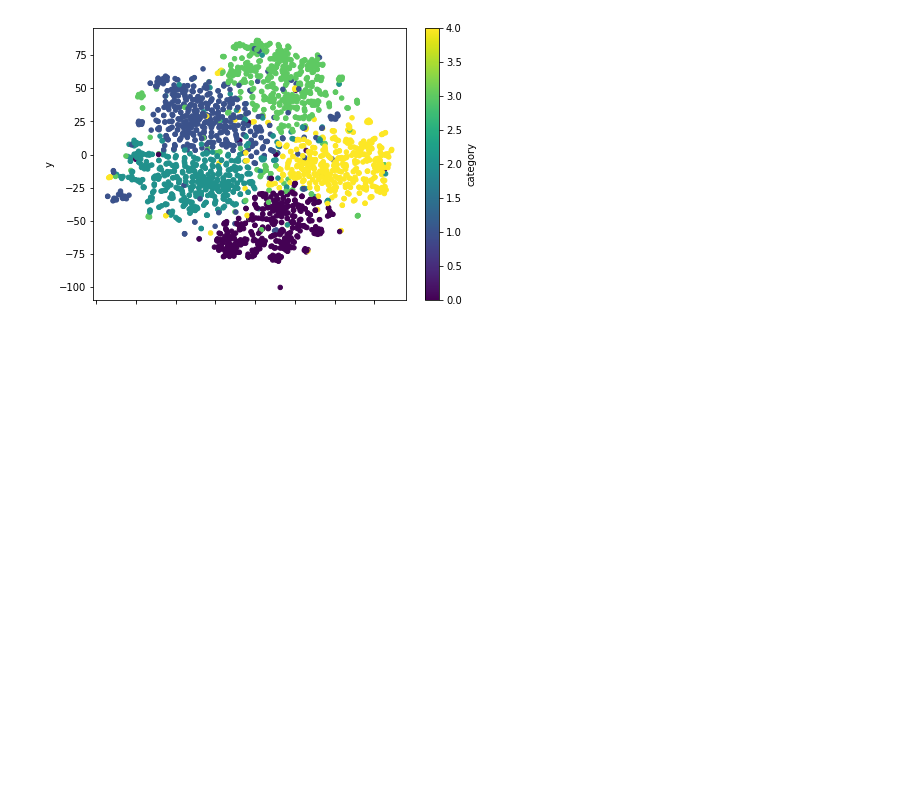
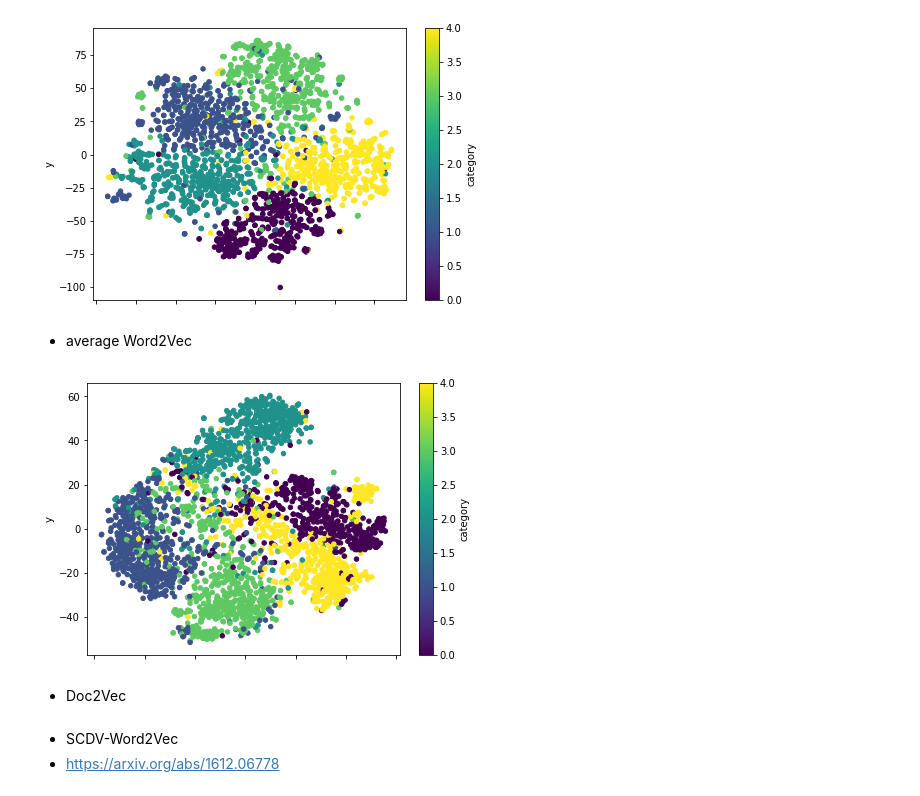
Before and after one commit to Gin04gh/datascience, a Jupyter notebook: news_corpus/scdv.ipynb, the cells around one changed output. Saved outputs shown, nothing was run; the diff lists cells and outputs as text; code cells hidden in the pictures; blank space fills up the shorter version.

Commit message:
update scdv

```diff
--- a/news_corpus/scdv.ipynb
+++ b/news_corpus/scdv.ipynb
@@ -100,3 +108,30 @@ df_tsne_tfidf.plot.scatter(x='x', y='y', c='category', colormap='viridis', figsi
 plt.show()
 # %% [output]
 [figure]
+# %% [markdown]
+* average Word2Vec
+# %%
+corpus = [analyzer(text) for text in train.data]
+word2vecs = Word2Vec(
+    sentences=corpus, iter=epoch_num, size=features_num,
+    min_count=min_word_count, window=context, sample=downsampling,
+)
+avg_word2vec = np.array([word2vecs[list(analyzer(text) & word2vecs.wv.vocab.keys())].mean(axis=0) for text in train.data])
+# %%
+tsne_avg_word2vec = manifold.TSNE(n_components=2).fit_transform(avg_word2vec)
+# %%
+df_tsne_avg_word2vec = pd.DataFrame({
+    'x': tsne_avg_word2vec[:, 0],
+    'y': tsne_avg_word2vec[:, 1],
+    'category': train.target,
+})
+# %%
+df_tsne_avg_word2vec.plot.scatter(x='x', y='y', c='category', colormap='viridis', figsize=(7, 5), s=20)
+plt.show()
+# %% [output]
+[figure, added]
+# %% [markdown]
+* Doc2Vec
+# %% [markdown]
+* SCDV-Word2Vec
+* https://arxiv.org/abs/1612.06778
```
Also changed, not shown: parts of 4 cells of this notebook.
